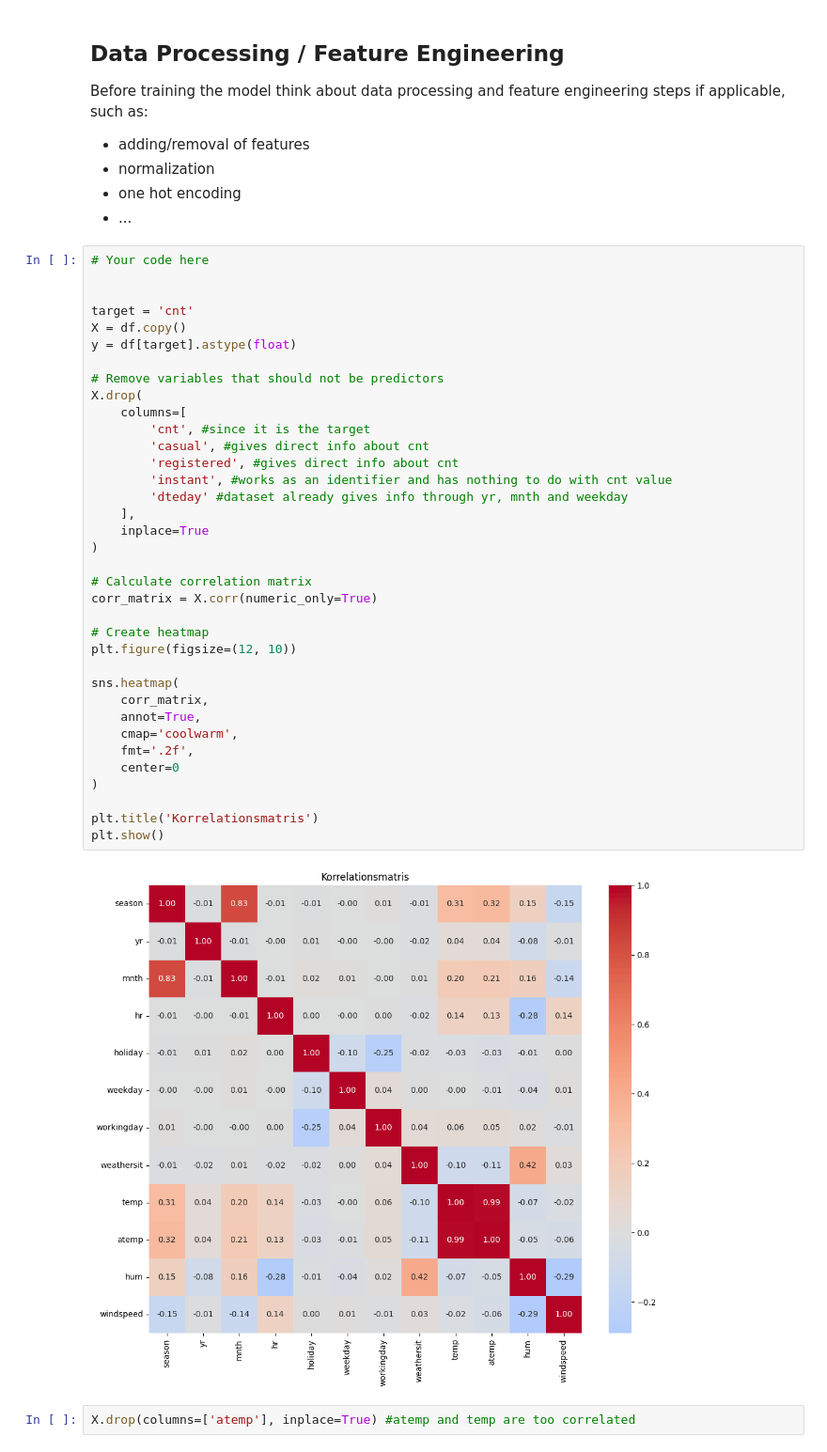
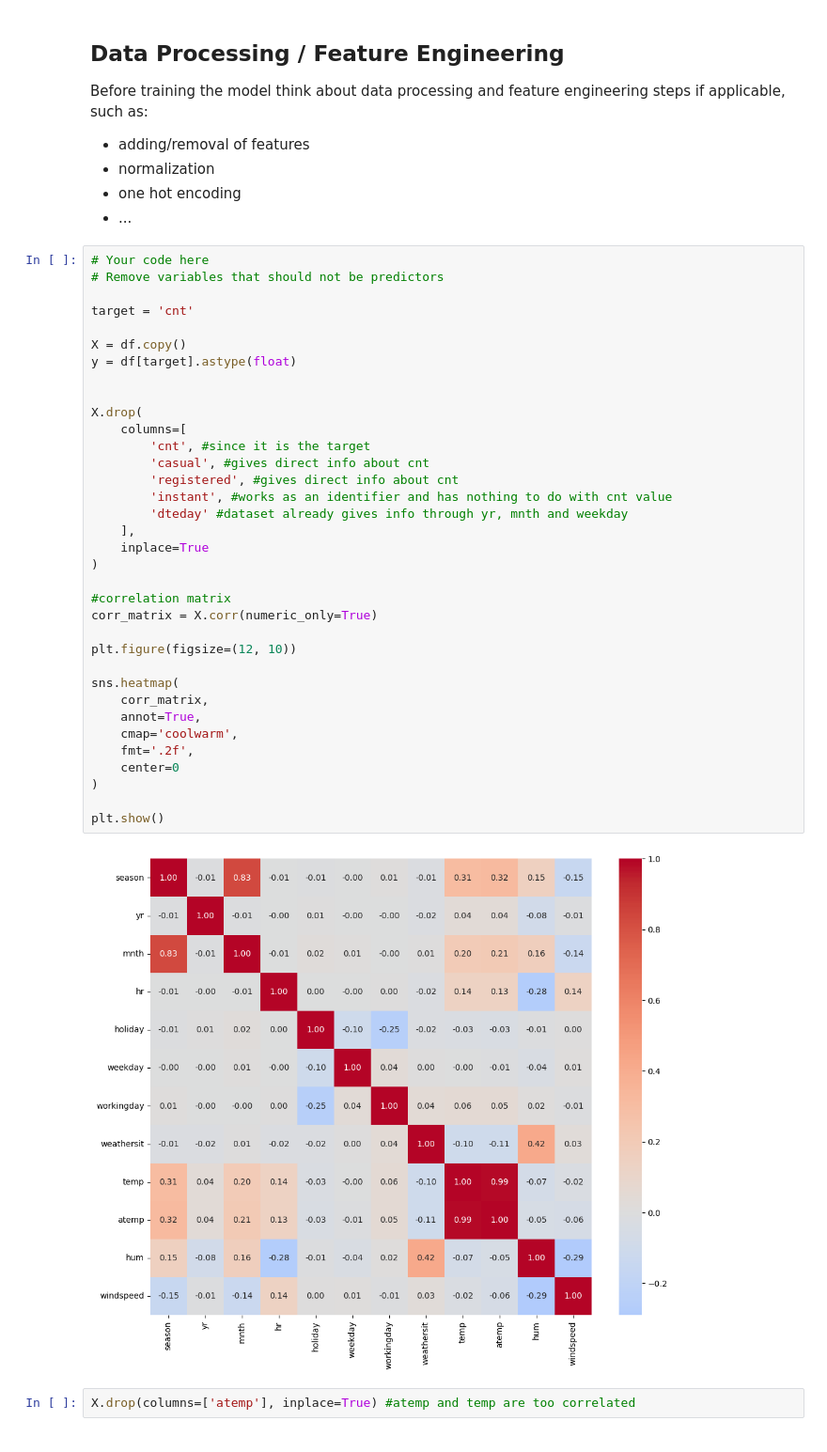
Before and after one commit to AnnaSolberg/AH2179, a Jupyter notebook: Exercise_2_regression_model/Assignment_1_Regression_model.ipynb, the cells around one changed output. Shown at 94% size. Drawn from its saved outputs; the diff is of its cells as text.

```diff
--- a/Exercise_2_regression_model/Assignment_1_Regression_model.ipynb
+++ b/Exercise_2_regression_model/Assignment_1_Regression_model.ipynb
@@ -92,41 +96,40 @@ Before training the model think about data processing and feature engineering st
 - ...
 # %%
 # Your code here
-
+# Remove variables that should not be predictors
 
 target = 'cnt'
+
 X = df.copy()
 y = df[target].astype(float)
 
-# Remove variables that should not be predictors
+
 X.drop(
     columns=[
         'cnt', #since it is the target
         'casual', #gives direct info about cnt
         'registered', #gives direct info about cnt
         'instant', #works as an identifier and has nothing to do with cnt value
         'dteday' #dataset already gives info through yr, mnth and weekday
     ],
     inplace=True
 )
 
-# Calculate correlation matrix
+#correlation matrix
 corr_matrix = X.corr(numeric_only=True)
 
-# Create heatmap
 plt.figure(figsize=(12, 10))
 
 sns.heatmap(
     corr_matrix,
     annot=True,
     cmap='coolwarm',
     fmt='.2f',
     center=0
 )
 
-plt.title('Korrelationsmatris')
 plt.show()
 # %% [output]
-[figure, old version]
+[figure, new version]
 # %%
 X.drop(columns=['atemp'], inplace=True) #atemp and temp are too correlated
```
Also changed, not shown: parts of 11 cells of this notebook.
